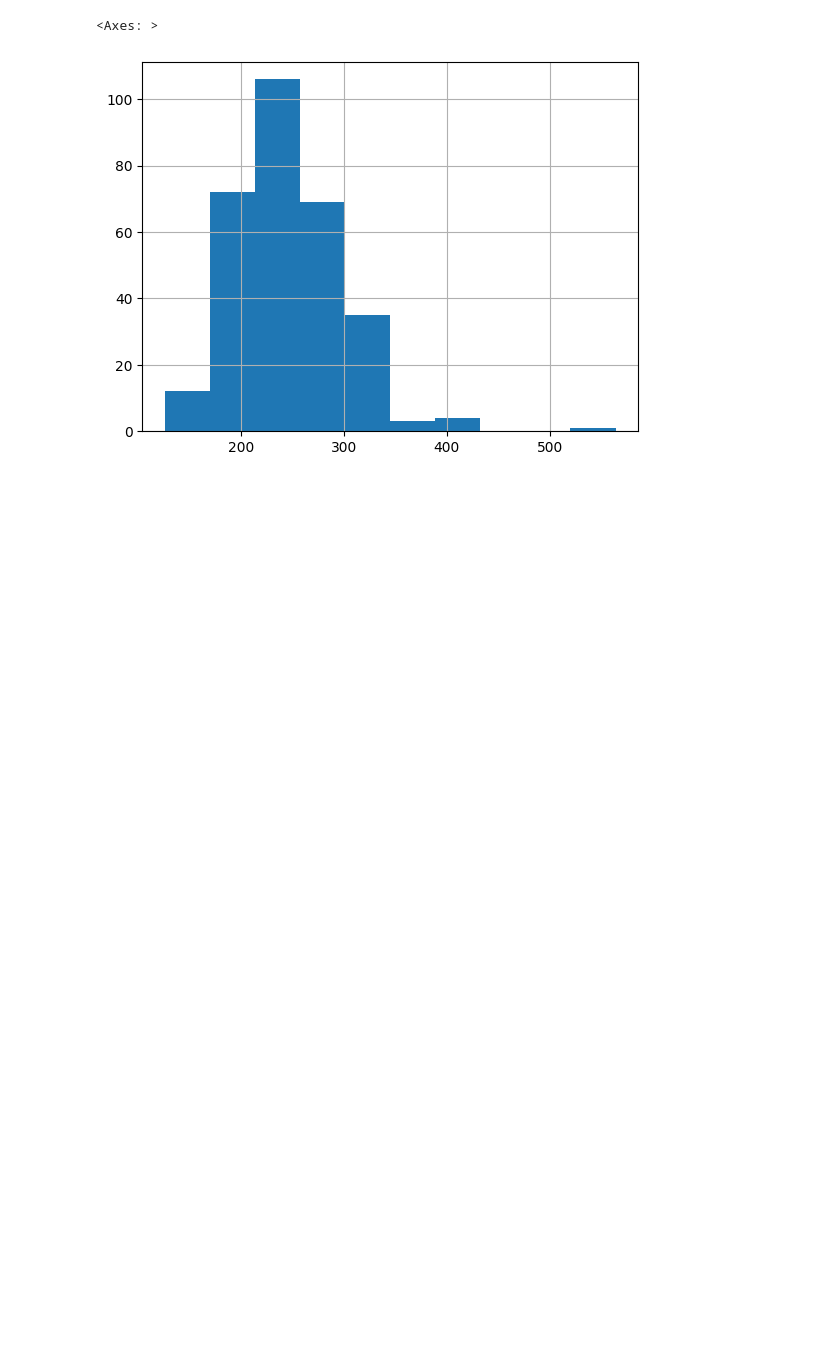
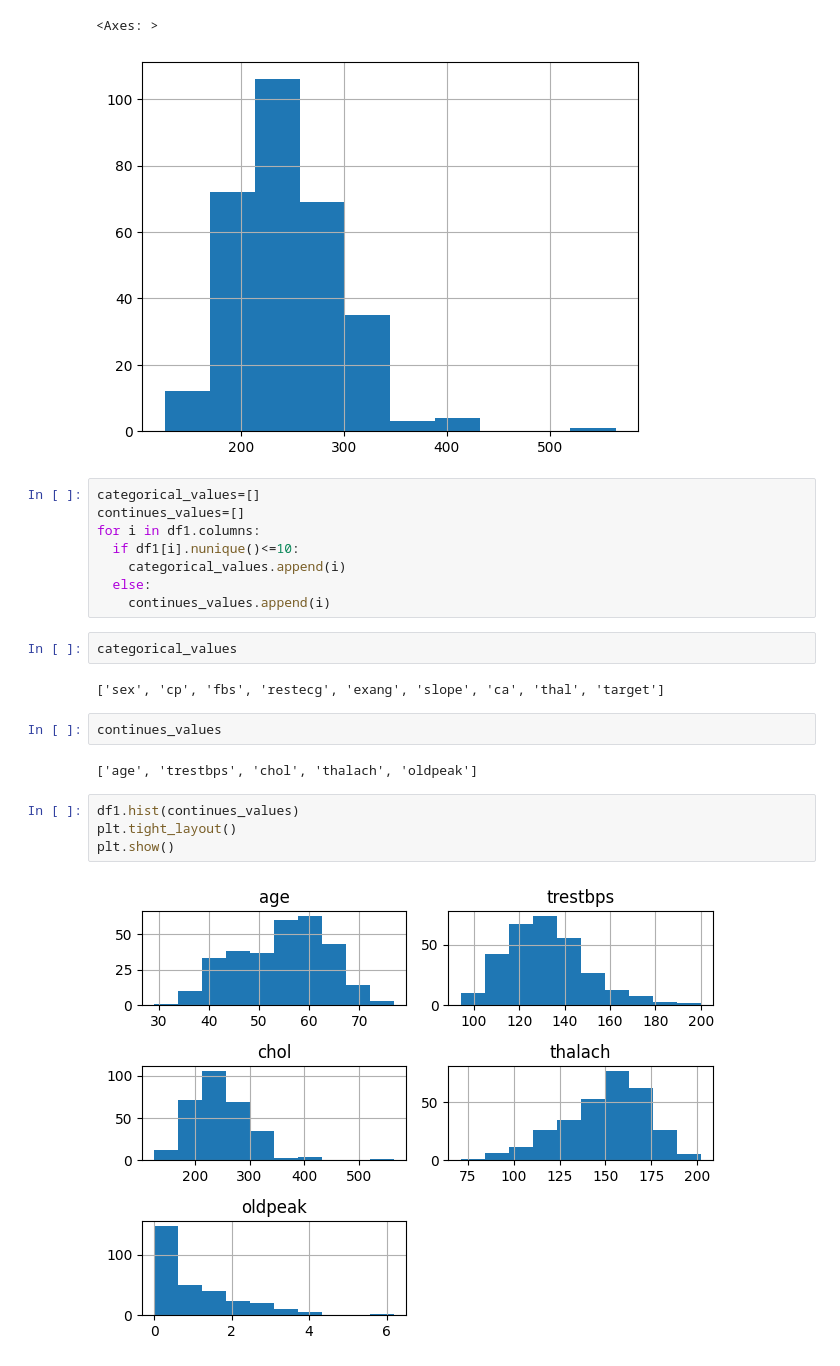
Before and after one commit to yash66gupta/Heart-disease-analysis, a Jupyter notebook: Heart_disease_data_analysis.ipynb, the cells around one changed output. Drawn from its saved outputs; the diff is of its cells as text; blank space fills up the shorter version.

```diff
--- a/Heart_disease_data_analysis.ipynb
+++ b/Heart_disease_data_analysis.ipynb
@@ -196,3 +214,25 @@ df1['chol'].hist()
 # %% [output]
 <Axes: >
 [figure]
+# %%
+categorical_values=[]
+continues_values=[]
+for i in df1.columns:
+  if df1[i].nunique()<=10:
+    categorical_values.append(i)
+  else:
+    continues_values.append(i)
+# %%
+categorical_values
+# %% [output]
+['sex', 'cp', 'fbs', 'restecg', 'exang', 'slope', 'ca', 'thal', 'target']
+# %%
+continues_values
+# %% [output]
+['age', 'trestbps', 'chol', 'thalach', 'oldpeak']
+# %%
+df1.hist(continues_values)
+plt.tight_layout()
+plt.show()
+# %% [output]
+[figure, added]
```
Also changed, not shown: parts of 3 cells of this notebook.
